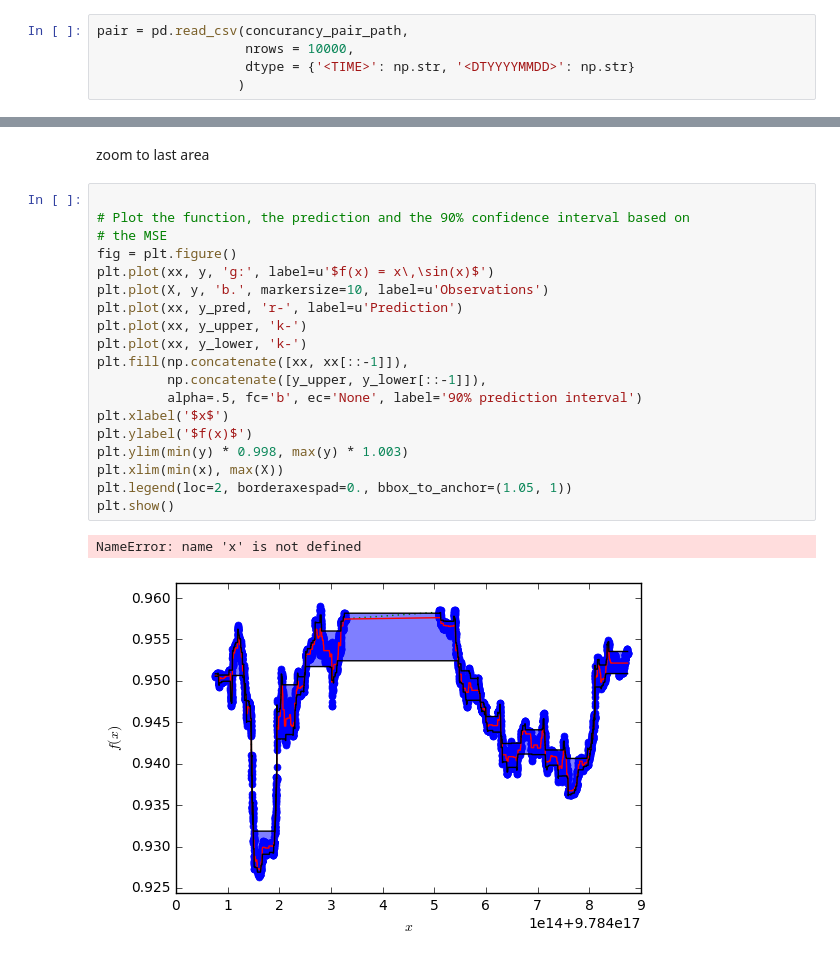
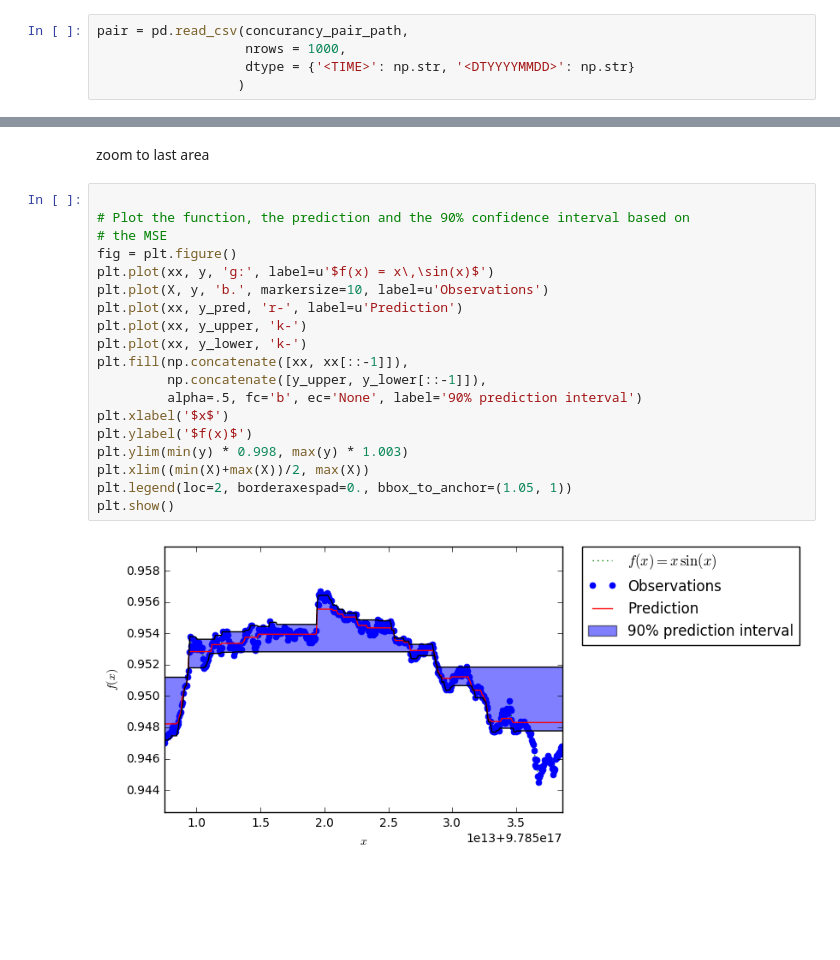
Before and after one commit to inetkenya/ForexPredictor, a Jupyter notebook: GradientBoostingRegressor.ipynb, the cells around one changed output, grey strips where cells are left out. Saved outputs shown, nothing was run; the diff lists cells and outputs as text; blank space fills up the shorter version.

```diff
--- a/GradientBoostingRegressor.ipynb
+++ b/GradientBoostingRegressor.ipynb
@@ -22,7 +22,7 @@ alpha = 0.90
 concurancy_pair_path = "./EURUSD.csv"
 # %%
 pair = pd.read_csv(concurancy_pair_path,
-                   nrows = 10000,
+                   nrows = 1000,
                    dtype = {'<TIME>': np.str, '<DTYYYYMMDD>': np.str}
                   )
 # %%
@@ -163,22 +163,21 @@ zoom to last area
 # %%
 
 # Plot the function, the prediction and the 90% confidence interval based on
 # the MSE
 fig = plt.figure()
 plt.plot(xx, y, 'g:', label=u'$f(x) = x\,\sin(x)$')
 plt.plot(X, y, 'b.', markersize=10, label=u'Observations')
 plt.plot(xx, y_pred, 'r-', label=u'Prediction')
 plt.plot(xx, y_upper, 'k-')
 plt.plot(xx, y_lower, 'k-')
 plt.fill(np.concatenate([xx, xx[::-1]]),
          np.concatenate([y_upper, y_lower[::-1]]),
          alpha=.5, fc='b', ec='None', label='90% prediction interval')
 plt.xlabel('$x$')
 plt.ylabel('$f(x)$')
 plt.ylim(min(y) * 0.998, max(y) * 1.003)
-plt.xlim(min(x), max(X))
+plt.xlim((min(X)+max(X))/2, max(X))
 plt.legend(loc=2, borderaxespad=0., bbox_to_anchor=(1.05, 1))
 plt.show()
 # %% [output]
-NameError: name 'x' is not defined
-[figure, old version]
+[figure, new version]
```
Also changed, not shown: parts of 2 cells of this notebook, 1 other file.
